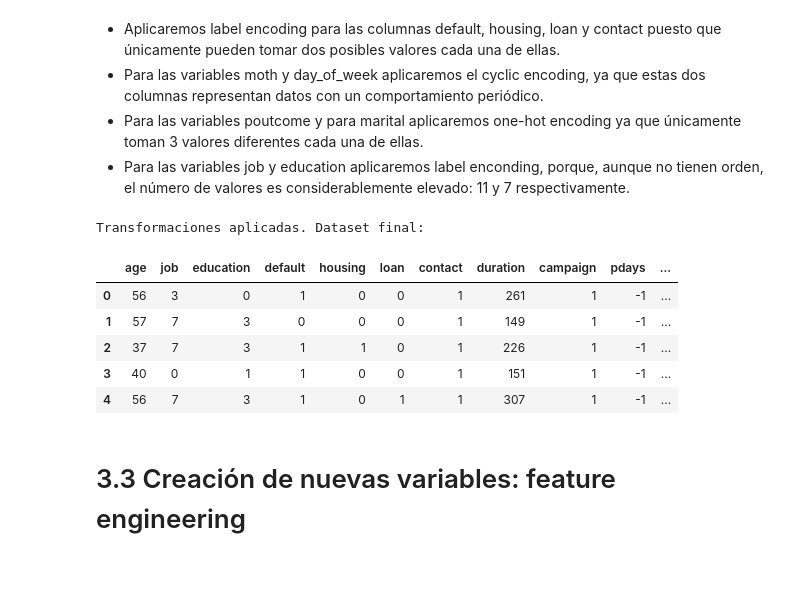
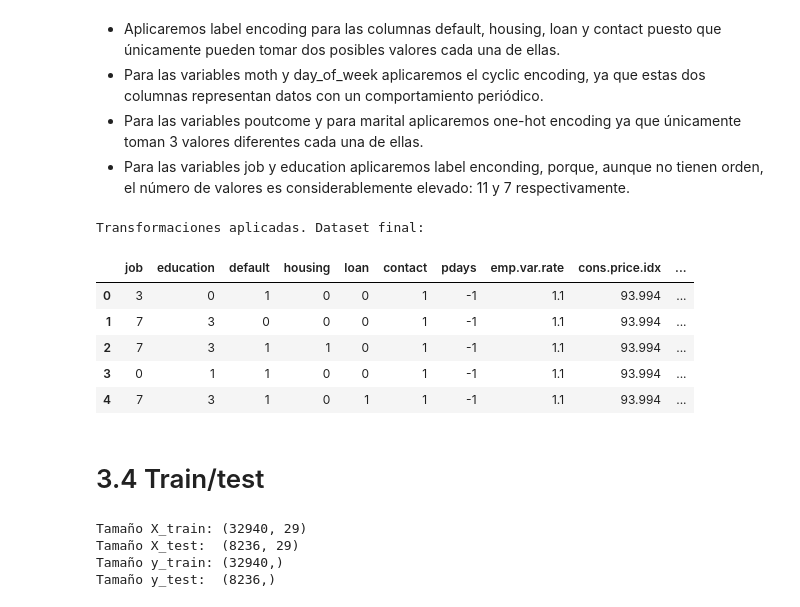
Before and after one commit to Victor-Marcos/Data-mining, a Jupyter notebook: Tarea.ipynb, the cells around one changed output. Saved outputs shown, nothing was run; the diff lists cells and outputs as text; code cells hidden in the pictures; blank space fills up the shorter version.

```diff
--- a/Tarea.ipynb
+++ b/Tarea.ipynb
@@ -472,0 +501,10 @@ Ahora no disponemos de tantos outliers. Llama la atención que la variable conta
+# %%
+import seaborn as sns
+# Creamos gráficos para cada variable
+for col in numericas:
+    plt.figure(figsize=(6,4))
+    sns.histplot(df_sin_outliers[col], kde=True, bins=30, color='skyblue')
+    plt.title(f'Distribución de {col} (Skew={df_sin_outliers[col].skew():.2f})')
+    plt.xlabel(col)
+    plt.ylabel('Frecuencia')
+    plt.show()
@@ -472,0 +534,22 @@ Ahora no disponemos de tantos outliers. Llama la atención que la variable conta
+# %%
+from scipy.stats import boxcox
+
+# Copiamos el dataset para no modificar el original
+df_transformed = df_sin_outliers.copy()
+
+# 1️ Skew débil: Box-Cox para age
+# Box-Cox requiere valores positivos
+df_transformed['age_boxcox'], fitted_lambda = boxcox(df_transformed['age'])
+
+print(f"Lambda ajustado para Box-Cox de 'age': {fitted_lambda:.4f}")
+
+# 2️ Skew elevado: sqrt para duration y campaign
+# Para asegurarnos de no tener negativos
+df_transformed['duration_sqrt'] = np.sqrt(df_transformed['duration'])
+df_transformed['campaign_sqrt'] = np.sqrt(df_transformed['campaign'])
+
+# 3️ Eliminamos las columnas originales
+df_transformed.drop(['age', 'duration', 'campaign'], axis=1, inplace=True)
+
+# Comprobamos los primeros registros
+df_transformed.head()
@@ -519,7 +614,7 @@ import seaborn as sns
 # Recorremos cada columna categórica
 for col in variables_categoricas:
     plt.figure(figsize=(8,4))
-    sns.countplot(data=df_sin_outliers, x=col, order=df_sin_outliers[col].value_counts().index)
+    sns.countplot(data=df_transformed, x=col, order=df_transformed[col].value_counts().index)
     plt.title(f"Distribución de la variable {col}")
     plt.xticks(rotation=45)  # Rotamos etiquetas si son largas
     plt.ylabel("Cantidad")
@@ -568,14 +663,14 @@ También se observa que la variable objetivo está desbalanceada. El tratamiento
 # %%
 from sklearn.preprocessing import LabelEncoder
 
-df_encoded = df_sin_outliers.copy()
+df_encoded = df_transformed.copy()
 
 
 # 1️ Label Encoding para variables binarias
 binarias = ['default', 'housing', 'loan', 'contact']
 le = LabelEncoder()
 for col in binarias:
-    df_encoded[col] = le.fit_transform(df_encoded[col])
+    df_encoded[col] = le.fit_transform(df_transformed[col])
 
 
 # 2️ Cyclic encoding para month y day_of_week
@@ -589,39 +684,62 @@ df_encoded['day_num'] = df_encoded['day_of_week'].map(dias_dict)
 
 # Aplicamos sin y cos
 df_encoded['month_sin'] = np.sin(2 * np.pi * df_encoded['month_num']/12)
 df_encoded['month_cos'] = np.cos(2 * np.pi * df_encoded['month_num']/12)
 
 df_encoded['day_sin'] = np.sin(2 * np.pi * df_encoded['day_num']/5)
 df_encoded['day_cos'] = np.cos(2 * np.pi * df_encoded['day_num']/5)
 
-# Podemos eliminar las columnas originales si queremos
+# Eliminamos las columnas originales
 df_encoded.drop(['month', 'month_num', 'day_of_week', 'day_num'], axis=1, inplace=True)
 
 
 # 3️ One-hot encoding para variables con 3 valores
 onehot_vars = ['poutcome', 'marital']
 df_encoded = pd.get_dummies(df_encoded, columns=onehot_vars, drop_first=False)
 # Convertimos booleanos a 0/1
 for col in df_encoded.columns:
     if df_encoded[col].dtype == 'bool':
         df_encoded[col] = df_encoded[col].astype(int)
 
 
 # 4️ Label Encoding para variables con muchos valores
 label_vars = ['job', 'education']
 for col in label_vars:
     df_encoded[col] = le.fit_transform(df_encoded[col])
 
 
 print("Transformaciones aplicadas. Dataset final:")
 df_encoded.head()
 # %% [output]
 Transformaciones aplicadas. Dataset final:
-|  | age | job | education | default | housing | loan | contact | duration | campaign | pdays | ... |
-| 0 | 56 | 3 | 0 | 1 | 0 | 0 | 1 | 261 | 1 | -1 | ... |
-| 1 | 57 | 7 | 3 | 0 | 0 | 0 | 1 | 149 | 1 | -1 | ... |
-| 2 | 37 | 7 | 3 | 1 | 1 | 0 | 1 | 226 | 1 | -1 | ... |
-| 3 | 40 | 0 | 1 | 1 | 0 | 0 | 1 | 151 | 1 | -1 | ... |
-| 4 | 56 | 7 | 3 | 1 | 0 | 1 | 1 | 307 | 1 | -1 | ... |
+|  | job | education | default | housing | loan | contact | pdays | emp.var.rate | cons.price.idx | ... |
+| 0 | 3 | 0 | 1 | 0 | 0 | 1 | -1 | 1.1 | 93.994 | ... |
+| 1 | 7 | 3 | 0 | 0 | 0 | 1 | -1 | 1.1 | 93.994 | ... |
+| 2 | 7 | 3 | 1 | 1 | 0 | 1 | -1 | 1.1 | 93.994 | ... |
+| 3 | 0 | 1 | 1 | 0 | 0 | 1 | -1 | 1.1 | 93.994 | ... |
+| 4 | 7 | 3 | 1 | 0 | 1 | 1 | -1 | 1.1 | 93.994 | ... |
-# %% [markdown]
-# 3.3 Creación de nuevas variables: feature engineering
+# %% [markdown]
+# 3.4 Train/test
+# %%
+from sklearn.model_selection import train_test_split
+
+# Definimos X y y
+X = df_encoded.drop('y', axis=1)
+y = df_encoded['y']
+
+
+# Separación train/test (80% train, 20% test)
+X_train, X_test, y_train, y_test = train_test_split(
+    X, y, test_size=0.2, random_state=42, stratify=y
+)
+
+# Comprobamos el tamaño de cada conjunto
+print(f"Tamaño X_train: {X_train.shape}")
+print(f"Tamaño X_test:  {X_test.shape}")
+print(f"Tamaño y_train: {y_train.shape}")
+print(f"Tamaño y_test:  {y_test.shape}")
+# %% [output]
+Tamaño X_train: (32940, 29)
+Tamaño X_test:  (8236, 29)
+Tamaño y_train: (32940,)
+Tamaño y_test:  (8236,)
```
Also changed, not shown: parts of 25 cells of this notebook.
